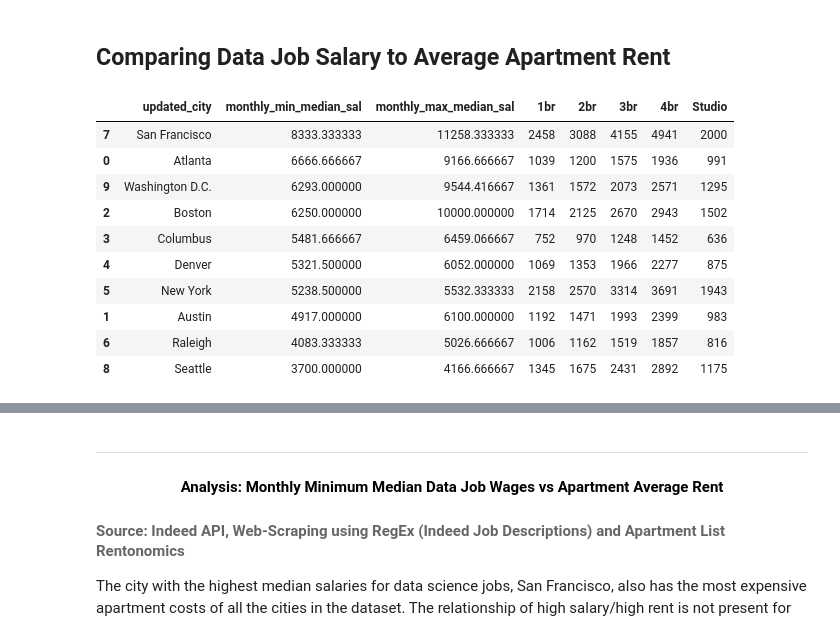
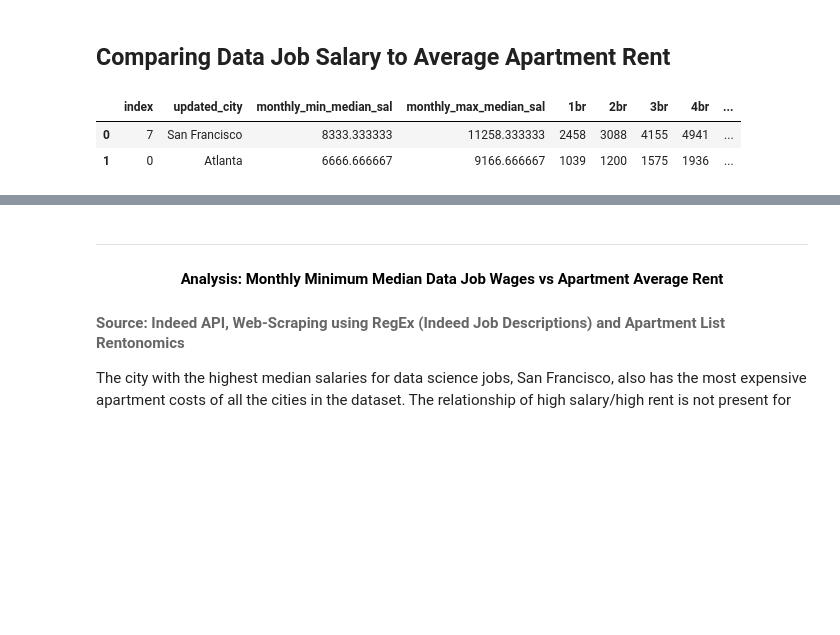
Before and after one commit to esharma3/project_data_jobs_market_analysis, a Jupyter notebook: code/data_preprocessing_and_analysis.ipynb, the cells around one changed output, grey strips where cells are left out. Cells and saved outputs as stored; diff of their text form; code cells hidden in the pictures; blank space fills up the shorter version.

```diff
--- a/code/data_preprocessing_and_analysis.ipynb
+++ b/code/data_preprocessing_and_analysis.ipynb
@@ -1296,21 +1166,14 @@ monthly_sal_and_rent = pd.merge(apt_rent_data, data_jobs_median_sal, how='inner'
 monthly_sal_and_rent =  monthly_sal_and_rent.assign(monthly_min_median_sal = monthly_sal_and_rent['annual_min_median']/12) \
                                             .assign(monthly_max_median_sal = monthly_sal_and_rent['annual_max_median']/12) \
                                             [['updated_city', 'monthly_min_median_sal', 'monthly_max_median_sal', '1br', '2br', '3br', '4br', 'Studio']] \
-                                            .sort_values('monthly_min_median_sal', ascending=False)
+                                            .sort_values('monthly_min_median_sal', ascending=False) \
+                                            .reset_index()
 # %%
-monthly_sal_and_rent
+monthly_sal_and_rent.head(2)
 # %% [output]
-|  | updated_city | monthly_min_median_sal | monthly_max_median_sal | 1br | 2br | 3br | 4br | Studio |
-| 7 | San Francisco | 8333.333333 | 11258.333333 | 2458 | 3088 | 4155 | 4941 | 2000 |
-| 0 | Atlanta | 6666.666667 | 9166.666667 | 1039 | 1200 | 1575 | 1936 | 991 |
-| 9 | Washington D.C. | 6293.000000 | 9544.416667 | 1361 | 1572 | 2073 | 2571 | 1295 |
-| 2 | Boston | 6250.000000 | 10000.000000 | 1714 | 2125 | 2670 | 2943 | 1502 |
-| 3 | Columbus | 5481.666667 | 6459.066667 | 752 | 970 | 1248 | 1452 | 636 |
-| 4 | Denver | 5321.500000 | 6052.000000 | 1069 | 1353 | 1966 | 2277 | 875 |
-| 5 | New York | 5238.500000 | 5532.333333 | 2158 | 2570 | 3314 | 3691 | 1943 |
-| 1 | Austin | 4917.000000 | 6100.000000 | 1192 | 1471 | 1993 | 2399 | 983 |
-| 6 | Raleigh | 4083.333333 | 5026.666667 | 1006 | 1162 | 1519 | 1857 | 816 |
-| 8 | Seattle | 3700.000000 | 4166.666667 | 1345 | 1675 | 2431 | 2892 | 1175 |
+|  | index | updated_city | monthly_min_median_sal | monthly_max_median_sal | 1br | 2br | 3br | 4br | ... |
+| 0 | 7 | San Francisco | 8333.333333 | 11258.333333 | 2458 | 3088 | 4155 | 4941 | ... |
+| 1 | 0 | Atlanta | 6666.666667 | 9166.666667 | 1039 | 1200 | 1575 | 1936 | ... |
 # %%
 # visualizing Monthly Minimum Median Wages to Average Rents for different apartment sizes
 
```
Also changed, not shown: parts of 21 cells of this notebook.
